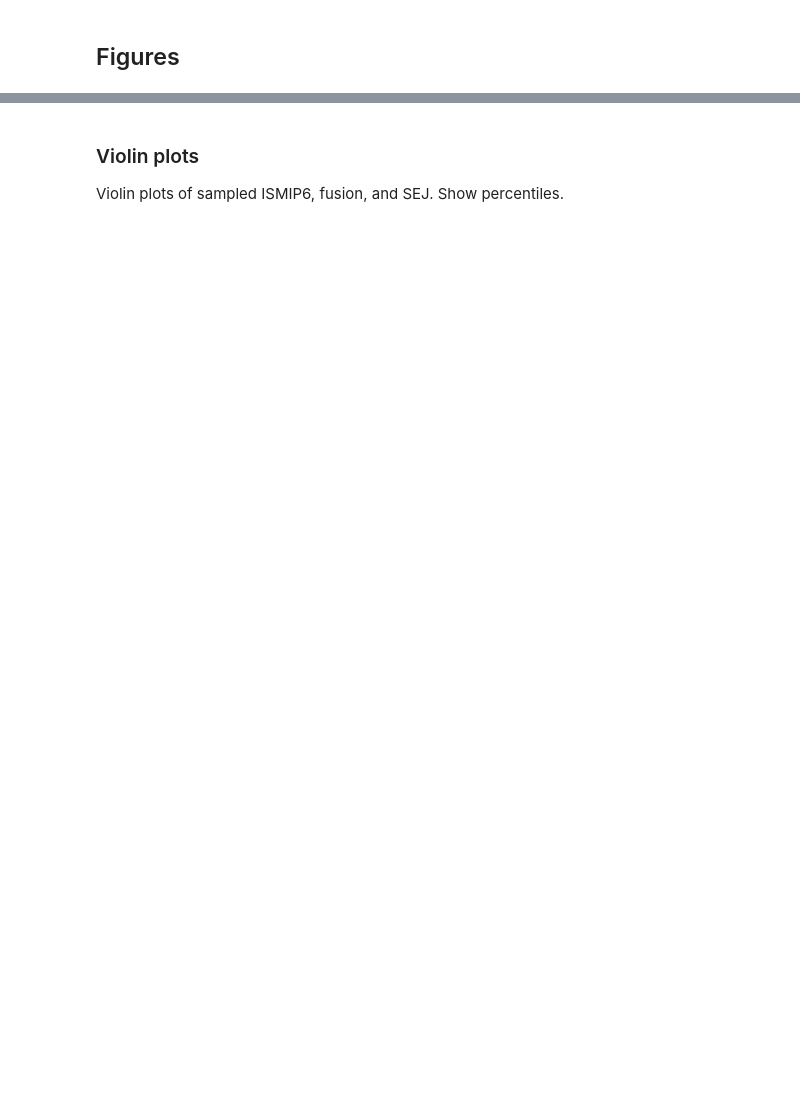
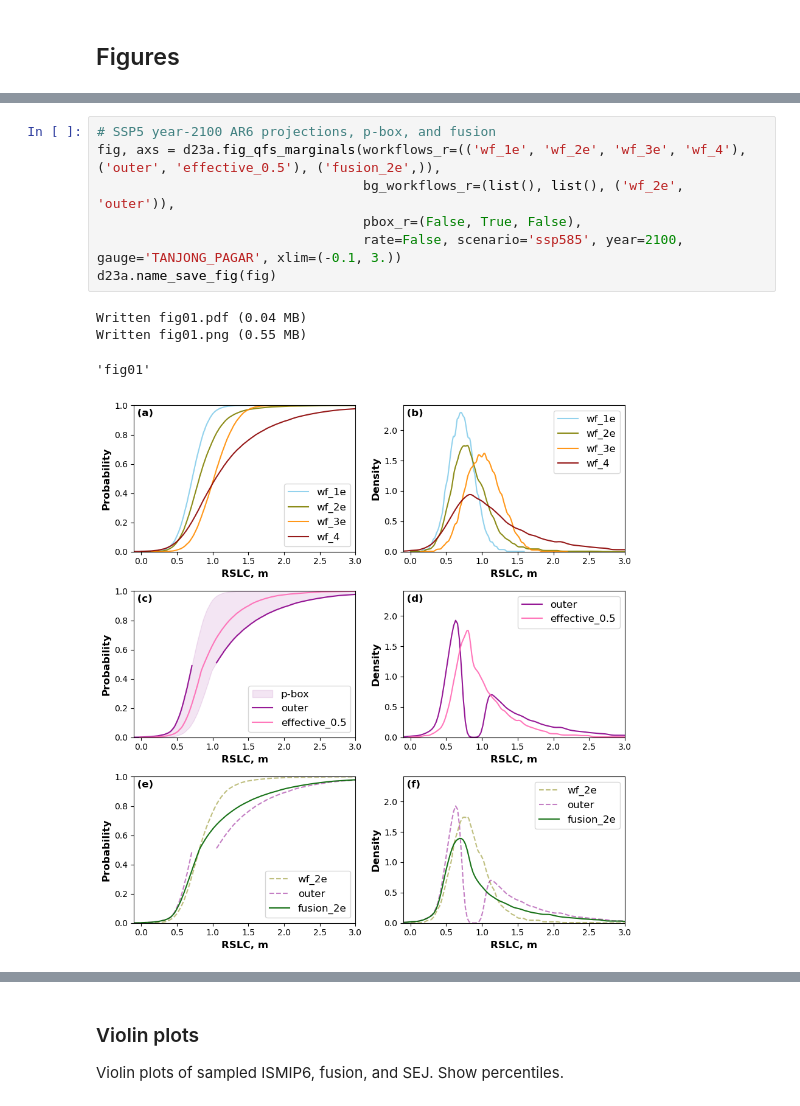
Before and after one commit to grandey/d23a-fusion, a Jupyter notebook: fusion_analysis_d23a.ipynb, the cells around one changed output, grey strips where cells are left out. Drawn from its saved outputs; the diff is of its cells as text; blank space fills up the shorter version.

Commit message:
fusion_analysis_d23a.ipynb: produce new figs using revised code.

```diff
--- a/fusion_analysis_d23a.ipynb
+++ b/fusion_analysis_d23a.ipynb
@@ -195,0 +13,12 @@ Written fig01.png (0.33 MB)
+# %%
+# SSP5 year-2100 AR6 projections, p-box, and fusion
+fig, axs = d23a.fig_qfs_marginals(workflows_r=(('wf_1e', 'wf_2e', 'wf_3e', 'wf_4'), ('outer', 'effective_0.5'), ('fusion_2e',)),
+                                  bg_workflows_r=(list(), list(), ('wf_2e', 'outer')),
+                                  pbox_r=(False, True, False),
+                                  rate=False, scenario='ssp585', year=2100, gauge='TANJONG_PAGAR', xlim=(-0.1, 3.))
+d23a.name_save_fig(fig)
+# %% [output]
+Written fig01.pdf (0.04 MB)
+Written fig01.png (0.55 MB)
+'fig01'
+[figure, added]
```
Also changed, not shown: parts of 22 cells of this notebook, 4 other files.
